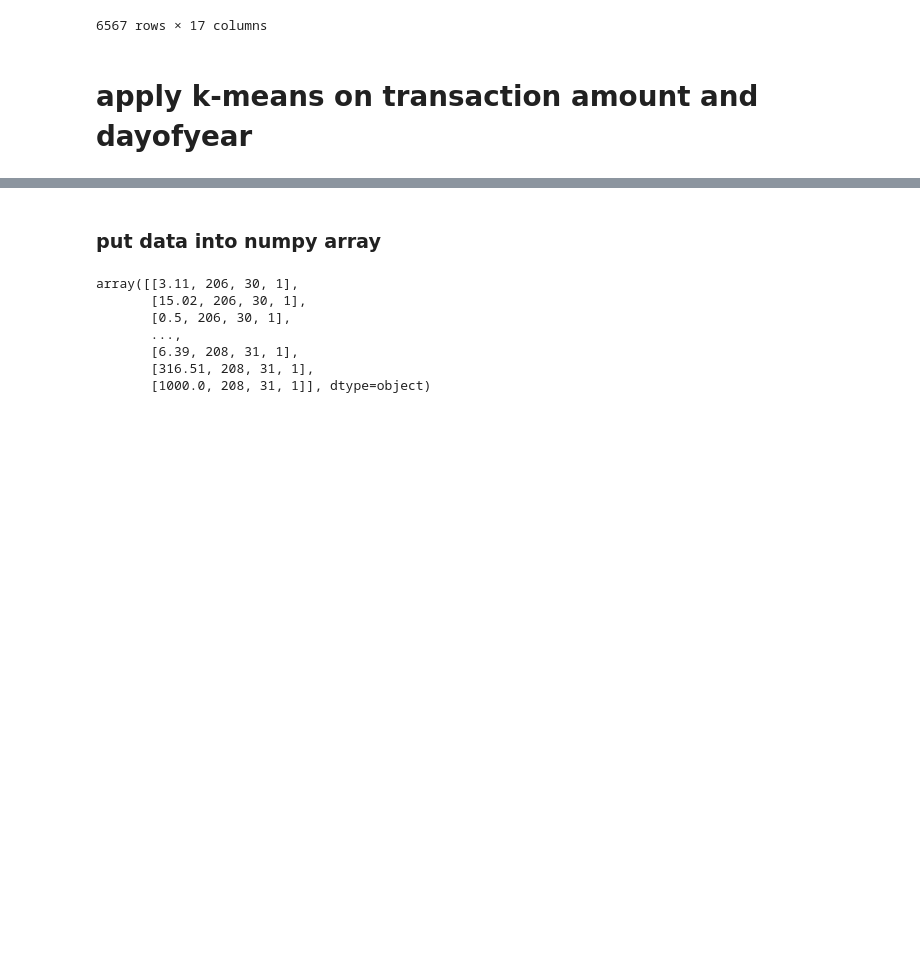
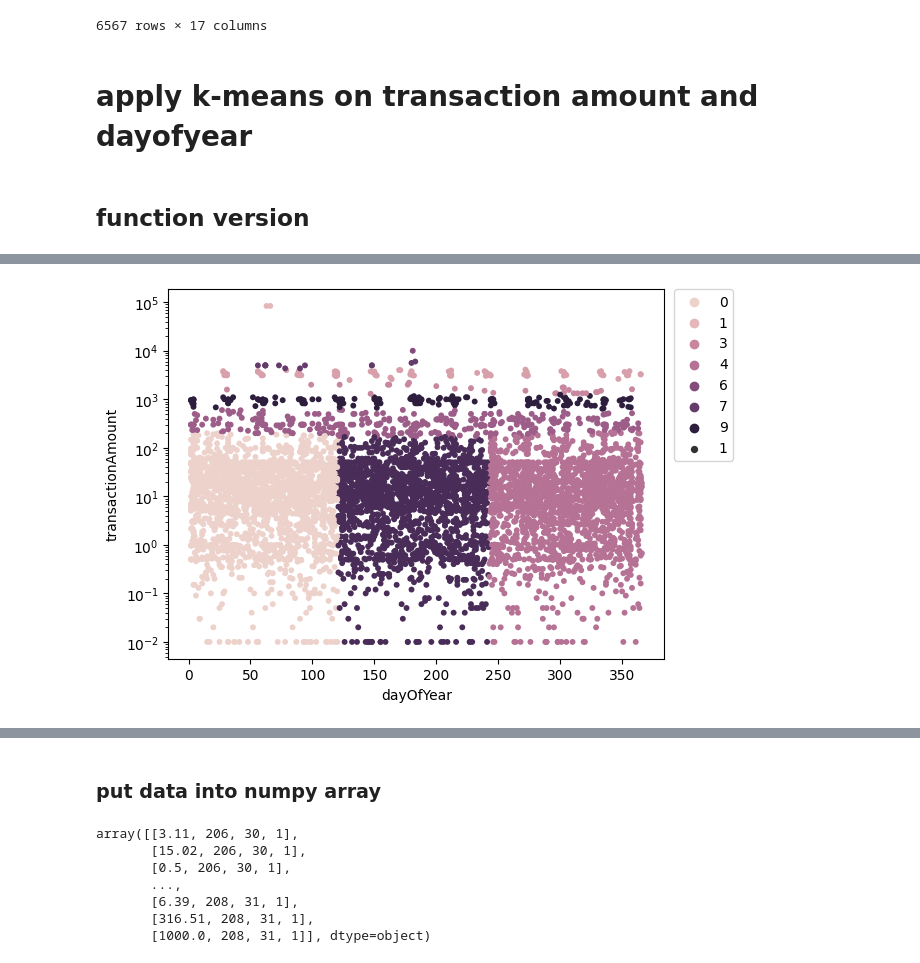
Before and after one commit to TomTomMao/summer-project-msc, a Jupyter notebook: backend/kmeans.ipynb, the cells around one changed output, grey strips where cells are left out. Saved outputs shown, nothing was run; the diff lists cells and outputs as text; code cells hidden in the pictures; blank space fills up the shorter version.

Commit message:
added kmeans function in jupyter

```diff
--- a/backend/kmeans.ipynb
+++ b/backend/kmeans.ipynb
@@ -63,3 +96,36 @@ transactionDataframe
 6567 rows × 17 columns
 # %% [markdown]
 # apply k-means on transaction amount and dayofyear
+# %% [markdown]
+## function version
+# %%
+import plotly.express as px
+#
+def showKmean(attr1, attr2, numberOfCluster, chart, dataframe):
+    '''
+        run k-mean algorithm, plot the two attributes.
+        Use scatter plot if chart = 'scatter'
+        Use parallel coordinated plot if chart = 'pcp
+    '''
+    x1 = dataframe[attr1].to_numpy()
+    x2 = dataframe[attr2].to_numpy()
+    X = np.dstack((x1,x2))[0]
+    kmeans = KMeans(numberOfCluster, random_state=0).fit(X)
+
+    # reference https://www.statology.org/seaborn-legend-position/
+    if chart=='scatter':
+        def showKmeanScatter(yScale):
+            sb.scatterplot(x=transactionDataframe['dayOfYear'], y=transactionDataframe['transactionAmount'], hue=kmeans.labels_, size=1, linewidth=0)
+            plt.yscale(yScale)
+            plt.legend(bbox_to_anchor=(1.02, 1), loc='upper left', borderaxespad=0)
+        return showKmeanScatter
+    elif chart=='pcp':
+        def showKmeanPCP(colourScale):
+            copiedDataFrame = transactionDataframe.copy()
+            copiedDataFrame['cluster'] = kmeans.labels_
+            fig = px.parallel_coordinates(copiedDataFrame, color=colourScale)
+            fig.show()
+        return showKmeanPCP
+# %%
+showKmean(attr1='transactionAmount', attr2='dayOfYear', numberOfCluster=10, chart='scatter',dataframe=transactionDataframe)('log')
+# %% [output]
@@ -65,0 +133 @@ transactionDataframe
+[figure, added]
```
Also changed, not shown: parts of 6 cells of this notebook.
